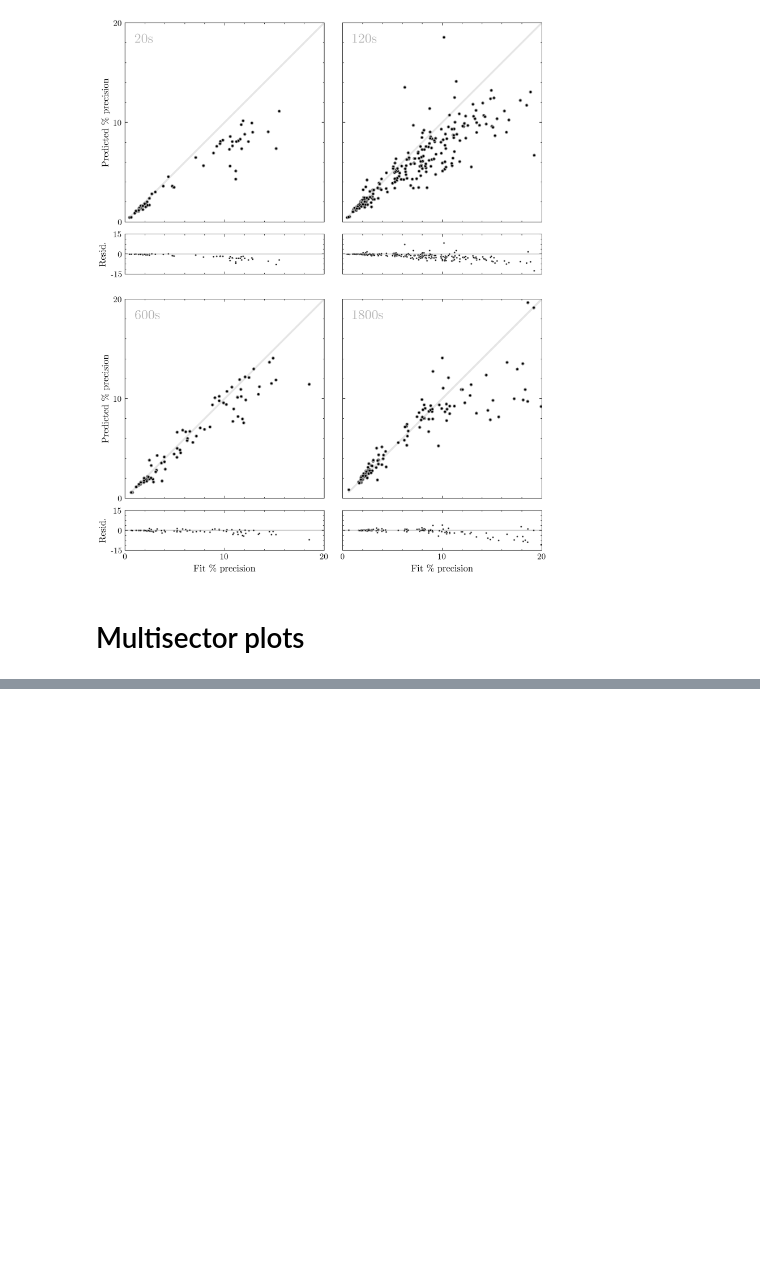
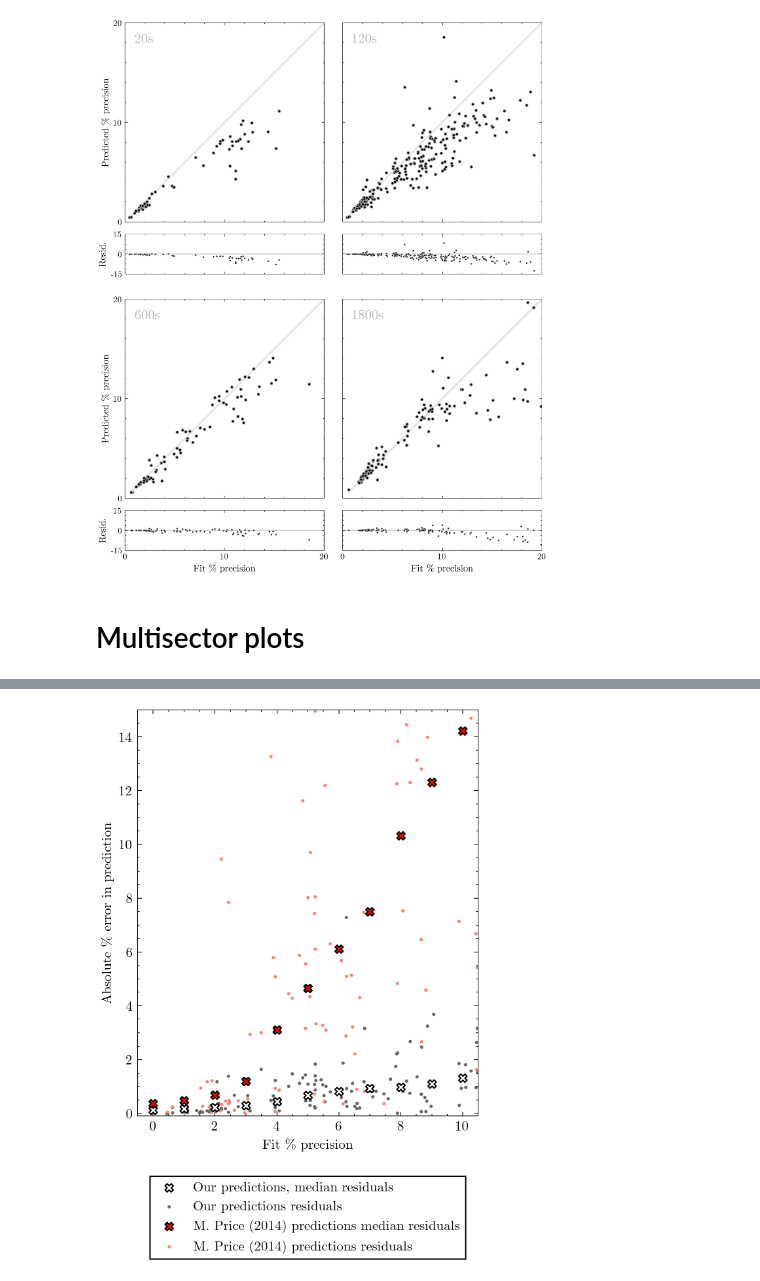
Before and after one commit to JulioHC00/PEPITA, a Jupyter notebook: notebooks/figures/plots.sync.ipynb, the cells around one changed output, grey strips where cells are left out. Cells and saved outputs as stored; diff of their text form; code cells hidden in the pictures; blank space fills up the shorter version.

```diff
--- a/notebooks/figures/plots.sync.ipynb
+++ b/notebooks/figures/plots.sync.ipynb
@@ -727,0 +828,76 @@ Bbox(x0=0.125, y0=0.1100000000000001, x1=0.9000000000000001, y1=0.19774193548387
+# %%
+
+# Read the data with the information analysis predictions and for non-limb-darkened predictions
+
+results = pd.read_csv("../../information_analysis_results.csv")
+results = results.sort_values(by=["hostname", "exptime", "ror_sd"]).drop_duplicates(subset=["hostname", "exptime"], keep="first")
+
+priceresults = pd.read_csv("../nolimbdarkeningpredictions/results_with_price_predictions.csv")
+priceresults = priceresults.sort_values(by=["hostname", "exptime", "ror_sd"]).drop_duplicates(subset=["hostname", "exptime"], keep="first")
+
+# calculate percentage values of the standard deviation
+results["ror_sd_percent"] = results["ror_sd"] / results["ror_median"]
+results["ror_fisher_sd_percent"] = results["ror_fisher_sd"] / results["ror_median"]
+
+priceresults["ror_sd_percent"] = priceresults["ror_sd"] / priceresults["ror_median"]
+priceresults["ror_price_sd_percent"] = priceresults["ror_price_sd"] / priceresults["ror_median"]
+
+# Read our predictions and fit precisions
+predicted = results["ror_fisher_sd_percent"] * 100
+fits = results["ror_sd_percent"] * 100
+pricepredicted = priceresults["ror_price_sd_percent"] * 100
+pricefits = priceresults["ror_sd_percent"] * 100
+
+# And the absolute errors
+errors = np.abs(predicted - fits)
+signederrors = fits - predicted
+priceerrors = np.abs(pricepredicted - pricefits)
+signedpriceerrors = pricefits - pricepredicted
+
+# Set x data points up to the 90 percentile of the fits errors (to avoid edge effects)
+maxfiterrs = np.arange(0, np.percentile(fits, 80), 1)
+
+# Now we calculate the median values of the absolute errors in the predictions for each of the x values of maximum fit error
+
+medianerrors = []
+pricemedianerrors = []
+
+for maxfiterr in maxfiterrs:
+    # Mask to select only values for which the fit error is smaller than maxfiterr
+    mask = [maxfiterr - 3 <= value <= maxfiterr + 3 for value in fits]
+#    mask = [value <= maxfiterr for value in fits]
+
+    medianerror = np.nanmedian(errors[mask])
+    pricemedianerror = np.nanmedian(priceerrors[mask])
+
+    medianerrors.append(medianerror)
+    pricemedianerrors.append(pricemedianerror)
+
+# Now plot
+
+fig, ax = plt.subplots(figsize=(COLUMN, 1.2*COLUMN), dpi=300)
+
+ax.scatter(maxfiterrs, medianerrors, c="w", edgecolor="k", linewidth=1, marker='X', label='Our predictions, median residuals', zorder=100)
+ax.scatter(fits, errors, c="0.4", marker='o', label='Our predictions residuals', s=2)
+ax.scatter(maxfiterrs, pricemedianerrors, c="r", marker='X', label='M. Price (2014) predictions median residuals', edgecolor="k", linewidth=1, zorder=100)
+
+ax.scatter(pricefits, priceerrors, c="#F88379", marker='o', label='M. Price (2014) predictions residuals', s=2)
+
+#ax.scatter(maxfiterrs, np.array(pricemeanerrors) / np.array(meanerrors), c="g", marker='X', label='Ratio M. Price (2014) err. / Our predictions err.', edgecolor="k", linewidth=1, zorder=100)
+
+ax.set_xlim(-0.5, np.percentile(fits, 95) + 0.5)
+ax.set_ylim(-0.1,15)
+ax.set_xlim(-0.5,10.5)
+
+ax.set_xlabel("Fit \% precision", fontsize=10)
+ax.set_ylabel("Absolute \% error in prediction", fontsize=10)
+
+ax.legend(frameon=True, fancybox=False, framealpha=1, edgecolor="k", fontsize=10, loc="center", bbox_to_anchor=(0.5,-0.25))
+
+plt.savefig("compare_price.pdf", bbox_inches="tight")
+
+print(len(signederrors[signederrors < -1]) / len(signederrors))
+print(np.median(signederrors[signederrors < -1]))
+print(len(signedpriceerrors[signedpriceerrors < -1]) / len(signedpriceerrors))
+print(np.median(signedpriceerrors[signedpriceerrors < -1]))
+# %% [output]
@@ -727,0 +908 @@ Bbox(x0=0.125, y0=0.1100000000000001, x1=0.9000000000000001, y1=0.19774193548387
+[figure, added]
```
Also changed, not shown: parts of 9 cells of this notebook, 24 other files.
